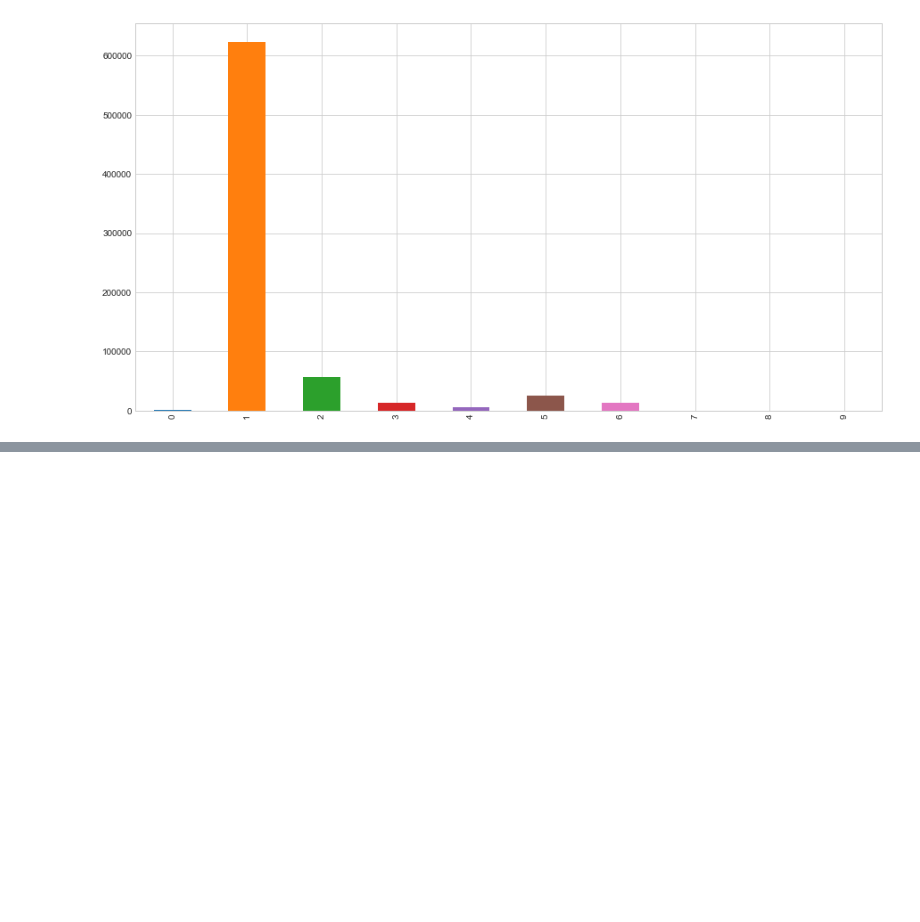
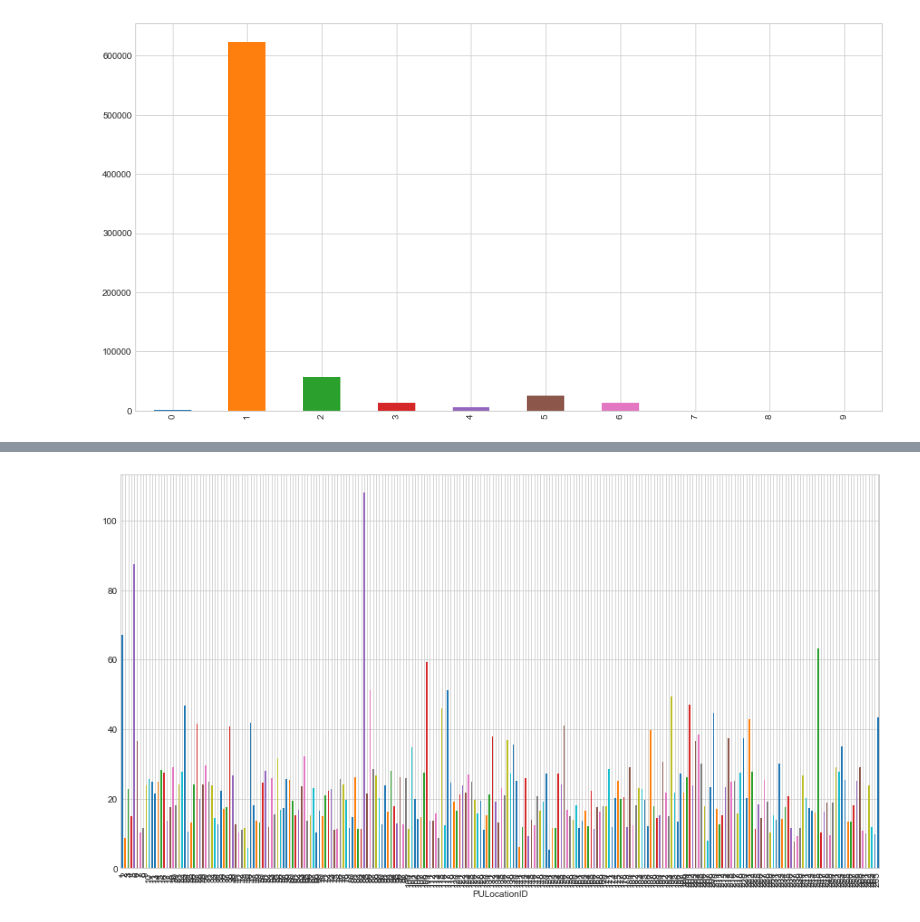
Before and after one commit to uvm-plaid/privacy-queries, a Jupyter notebook: constructed/NYC Taxi Data.ipynb, the cells around one changed output, grey strips where cells are left out. Drawn from its saved outputs; the diff is of its cells as text; code cells hidden in the pictures; blank space fills up the shorter version.

```diff
--- a/constructed/NYC Taxi Data.ipynb
+++ b/constructed/NYC Taxi Data.ipynb
@@ -101,0 +129,4 @@ pass_counts.plot.bar();
+# %%
+avgs.plot.bar();
+# %% [output]
+[figure, added]
```
Also changed, not shown: parts of 10 cells of this notebook, 1 other file.
